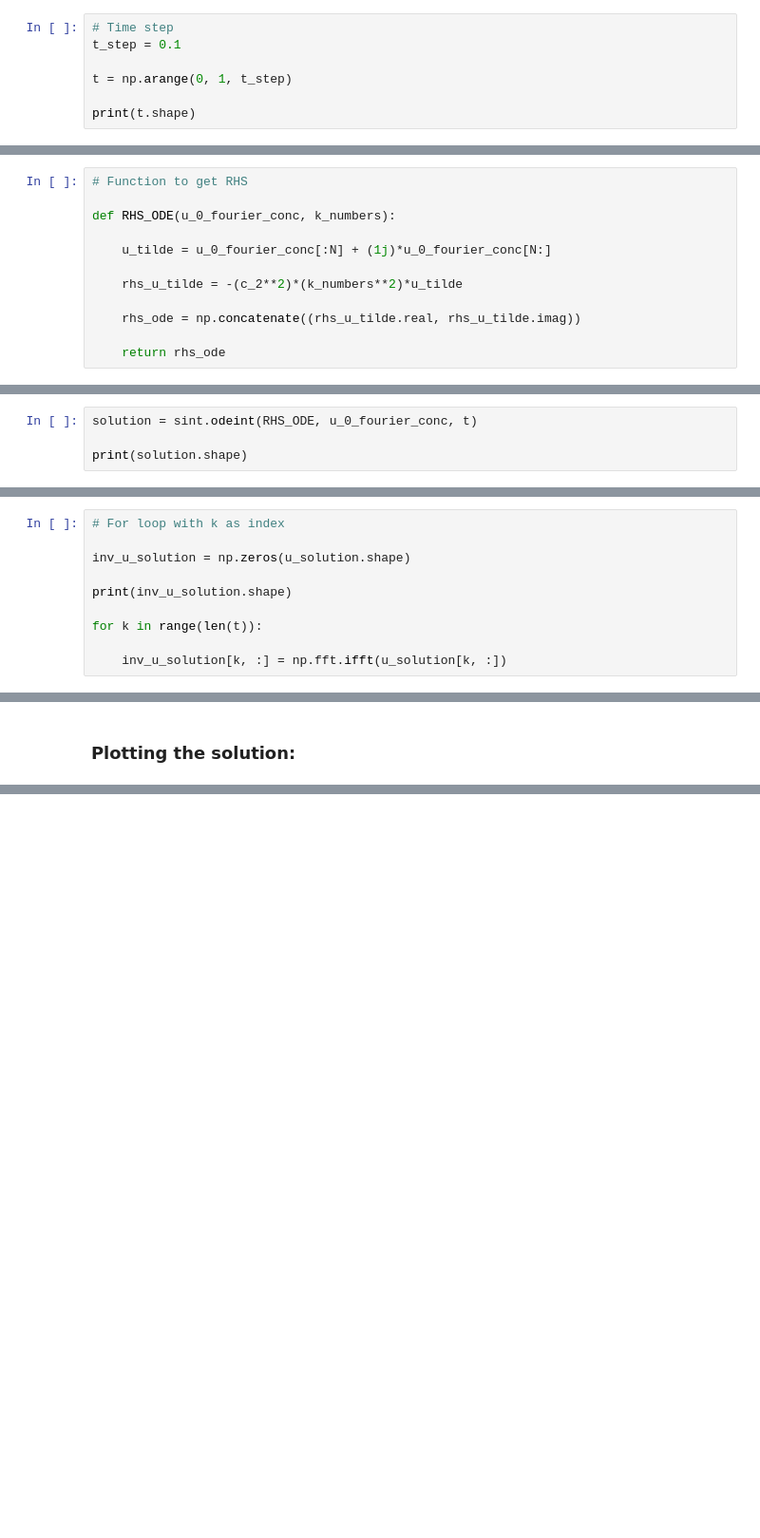
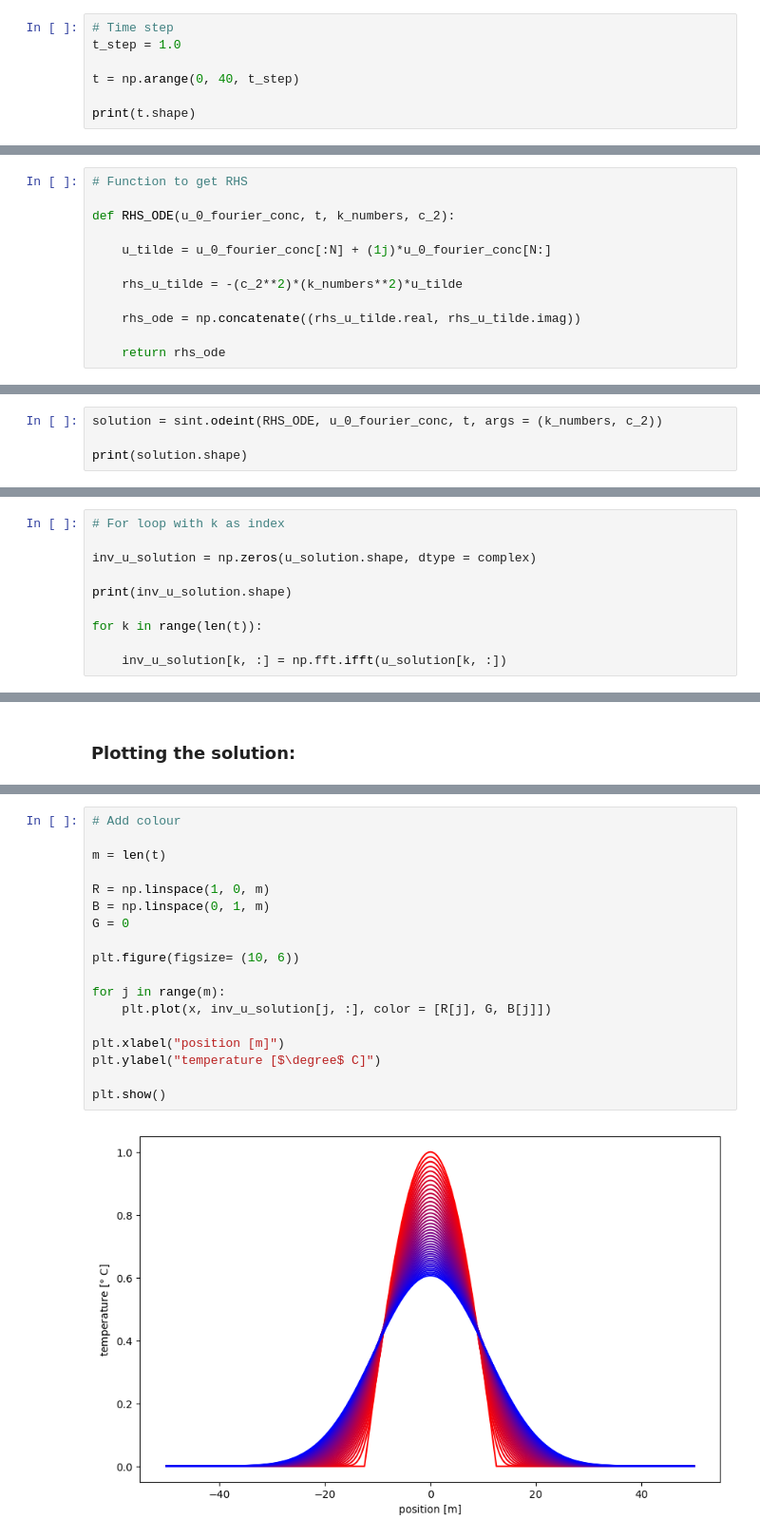
Before and after one commit to wbandabarragan/computational-physics-2, a Jupyter notebook: unit-2/208-PDE-heat-equation-FFTmethod.ipynb, the cells around one changed output, grey strips where cells are left out. Shown at 95% size. Cells and saved outputs as stored; diff of their text form; blank space fills up the shorter version.

```diff
--- a/unit-2/208-PDE-heat-equation-FFTmethod.ipynb
+++ b/unit-2/208-PDE-heat-equation-FFTmethod.ipynb
@@ -112,9 +112,9 @@ print(u_0_fourier_conc.shape)
 ### Time discretisation:
 # %%
 # Time step
-t_step = 0.1
+t_step = 1.0
 
-t = np.arange(0, 1, t_step)
+t = np.arange(0, 40, t_step)
 
 print(t.shape)
 # %% [output]
@@ -126,7 +126,7 @@ print(t.shape)
 # %%
 # Function to get RHS
 
-def RHS_ODE(u_0_fourier_conc, k_numbers):
+def RHS_ODE(u_0_fourier_conc, t, k_numbers, c_2):
 
     u_tilde = u_0_fourier_conc[:N] + (1j)*u_0_fourier_conc[N:]
 
@@ -142,7 +142,7 @@ print(RHS_ODE(u_0_fourier_conc, k_numbers).shape)
 # %% [markdown]
 ### k ODEs: solution
 # %%
-solution = sint.odeint(RHS_ODE, u_0_fourier_conc, t)
+solution = sint.odeint(RHS_ODE, u_0_fourier_conc, t, args = (k_numbers, c_2))
 
 print(solution.shape)
 # %% [output]
@@ -160,7 +160,7 @@ print(u_solution.shape)
 # %%
 # For loop with k as index
 
-inv_u_solution = np.zeros(u_solution.shape)
+inv_u_solution = np.zeros(u_solution.shape, dtype = complex)
 
 print(inv_u_solution.shape)
 
@@ -185,0 +176,20 @@ plt.show()
+# %%
+# Add colour
+
+m = len(t)
+
+R = np.linspace(1, 0, m)
+B = np.linspace(0, 1, m)
+G = 0
+
+plt.figure(figsize= (10, 6))
+
+for j in range(m):
+    plt.plot(x, inv_u_solution[j, :], color = [R[j], G, B[j]])
+
+plt.xlabel("position [m]")
+plt.ylabel("temperature [$\degree$ C]")
+
+plt.show()
+# %% [output]
+[figure, added]
```
Also changed, not shown: parts of 13 cells of this notebook.
